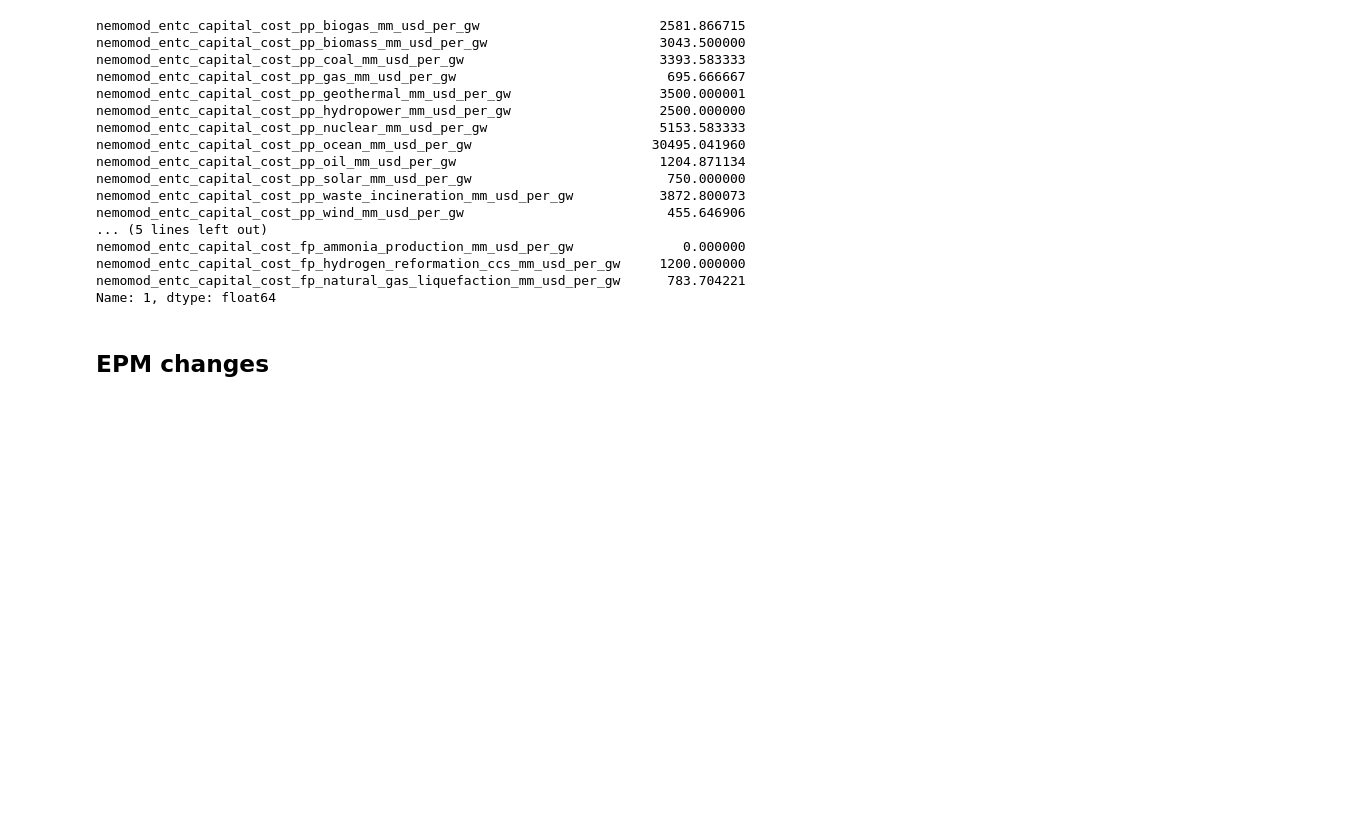
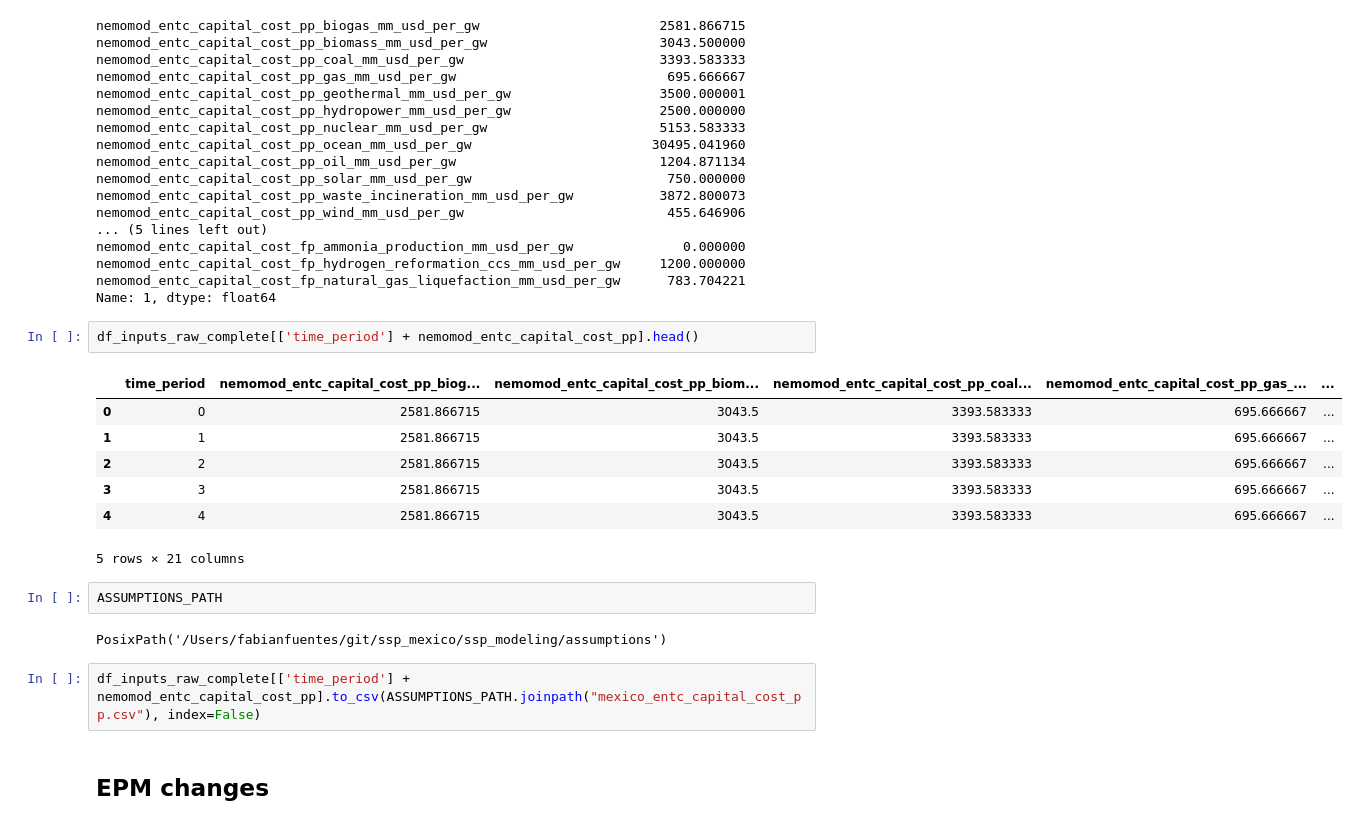
Before and after one commit to sisepuede-framework/ssp_mexico, a Jupyter notebook: ssp_modeling/notebooks/mexico_manager_strategy_3Path.ipynb, the cells around one changed output. Saved outputs shown, nothing was run; the diff lists cells and outputs as text; blank space fills up the shorter version.

Commit message:
mexico_entc_capital_cost_pp

```diff
--- a/ssp_modeling/notebooks/mexico_manager_strategy_3Path.ipynb
+++ b/ssp_modeling/notebooks/mexico_manager_strategy_3Path.ipynb
@@ -356,6 +359,22 @@ nemomod_entc_capital_cost_fp_ammonia_production_mm_usd_per_gw              0.000
 nemomod_entc_capital_cost_fp_hydrogen_reformation_ccs_mm_usd_per_gw     1200.000000
 nemomod_entc_capital_cost_fp_natural_gas_liquefaction_mm_usd_per_gw      783.704221
 Name: 1, dtype: float64
+# %%
+df_inputs_raw_complete[['time_period'] + nemomod_entc_capital_cost_pp].head()
+# %% [output]
+|  | time_period | nemomod_entc_capital_cost_pp_biog... | nemomod_entc_capital_cost_pp_biom... | nemomod_entc_capital_cost_pp_coal... | nemomod_entc_capital_cost_pp_gas_... | ... |
+| 0 | 0 | 2581.866715 | 3043.5 | 3393.583333 | 695.666667 | ... |
+| 1 | 1 | 2581.866715 | 3043.5 | 3393.583333 | 695.666667 | ... |
+| 2 | 2 | 2581.866715 | 3043.5 | 3393.583333 | 695.666667 | ... |
+| 3 | 3 | 2581.866715 | 3043.5 | 3393.583333 | 695.666667 | ... |
+| 4 | 4 | 2581.866715 | 3043.5 | 3393.583333 | 695.666667 | ... |
+5 rows × 21 columns
+# %%
+ASSUMPTIONS_PATH
+# %% [output]
+PosixPath('/Users/fabianfuentes/git/ssp_mexico/ssp_modeling/assumptions')
+# %%
+df_inputs_raw_complete[['time_period'] + nemomod_entc_capital_cost_pp].to_csv(ASSUMPTIONS_PATH.joinpath("mexico_entc_capital_cost_pp.csv"), index=False)
 # %% [markdown]
 ## EPM changes
 # %%
```
Also changed, not shown: parts of 42 cells of this notebook, 2 other files.
